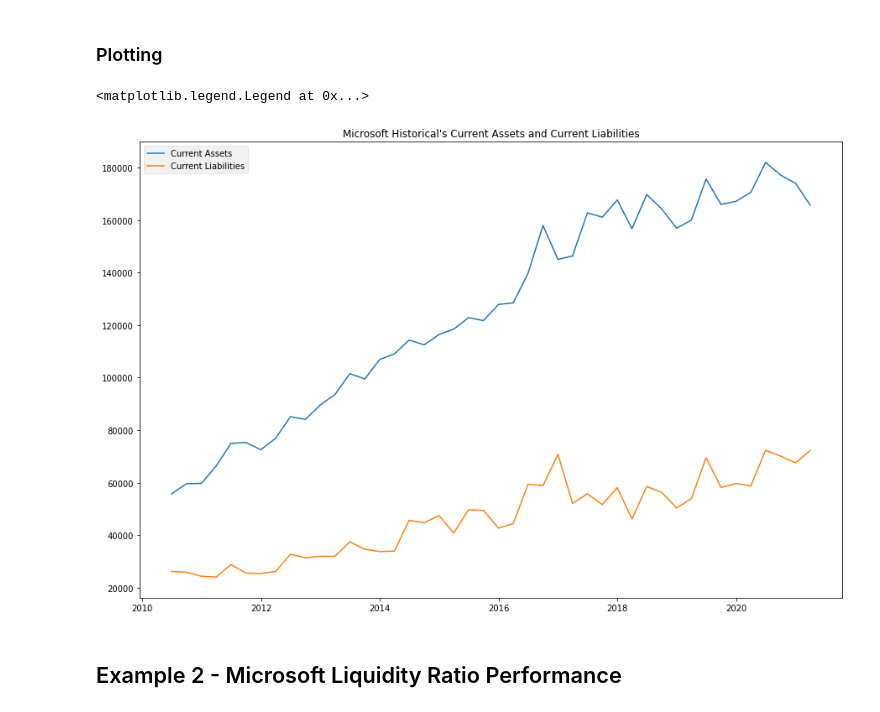
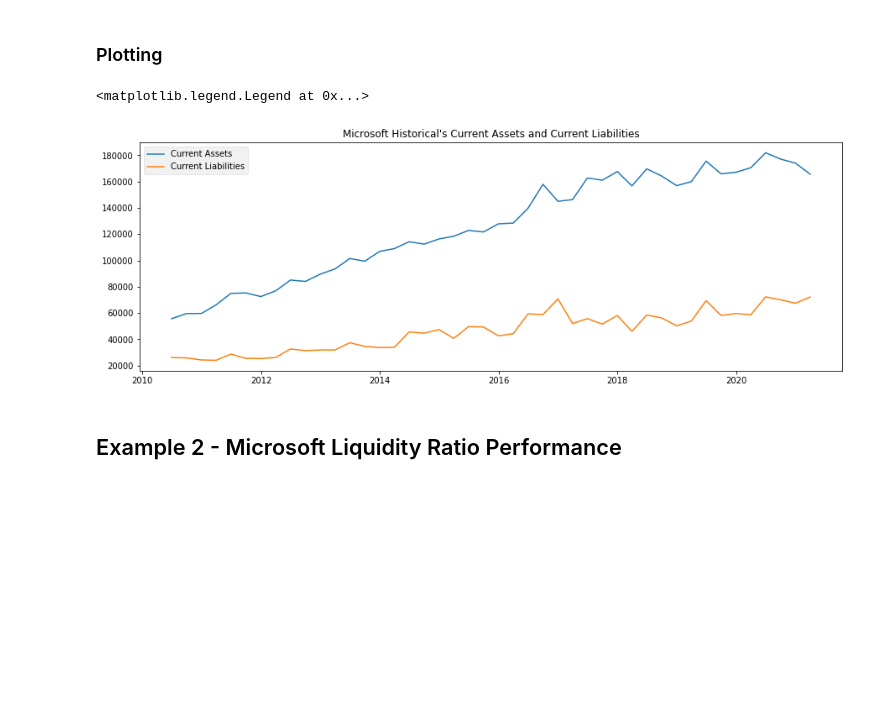
Before and after one commit to tradingeconomics/notebooks, a Jupyter notebook: Stocks/historicalFinancials.ipynb, the cells around one changed output. Saved outputs shown, nothing was run; the diff lists cells and outputs as text; code cells hidden in the pictures; blank space fills up the shorter version.

```diff
--- a/Stocks/historicalFinancials.ipynb
+++ b/Stocks/historicalFinancials.ipynb
@@ -23,23 +24,23 @@ raw_data_microsoft_current_liabilities = te.getHistoricalFinancials(symbol='msft
 # %% [markdown]
 ### Plotting
 # %%
-fix, ax = plt.subplots(figsize=(15,10))
+fix, ax = plt.subplots(figsize=(15,5))
 
 x_current_assets = pd.to_datetime(raw_data_microsoft_current_assets['date'], format='%Y-%m-%d')
 y_current_assets = raw_data_microsoft_current_assets['value']
 
 x_current_liabilities = pd.to_datetime(raw_data_microsoft_current_liabilities['date'], format='%Y-%m-%d')
 y_current_liabilities = raw_data_microsoft_current_liabilities['value']
 
 
 ax.plot(x_current_assets, y_current_assets, label='Current Assets')
 ax.plot(x_current_liabilities, y_current_liabilities, label='Current Liabilities')
 ax.set_title("Microsoft Historical's Current Assets and Current Liabilities")
 plt.style.use('bmh')
 ax.legend()
 # %% [output]
 <matplotlib.legend.Legend at 0x...>
-[figure, old version]
+[figure, new version]
 # %% [markdown]
 ## Example 2 - Microsoft Liquidity Ratio Performance
 # %% [markdown]
```
Also changed, not shown: parts of 6 cells of this notebook.
